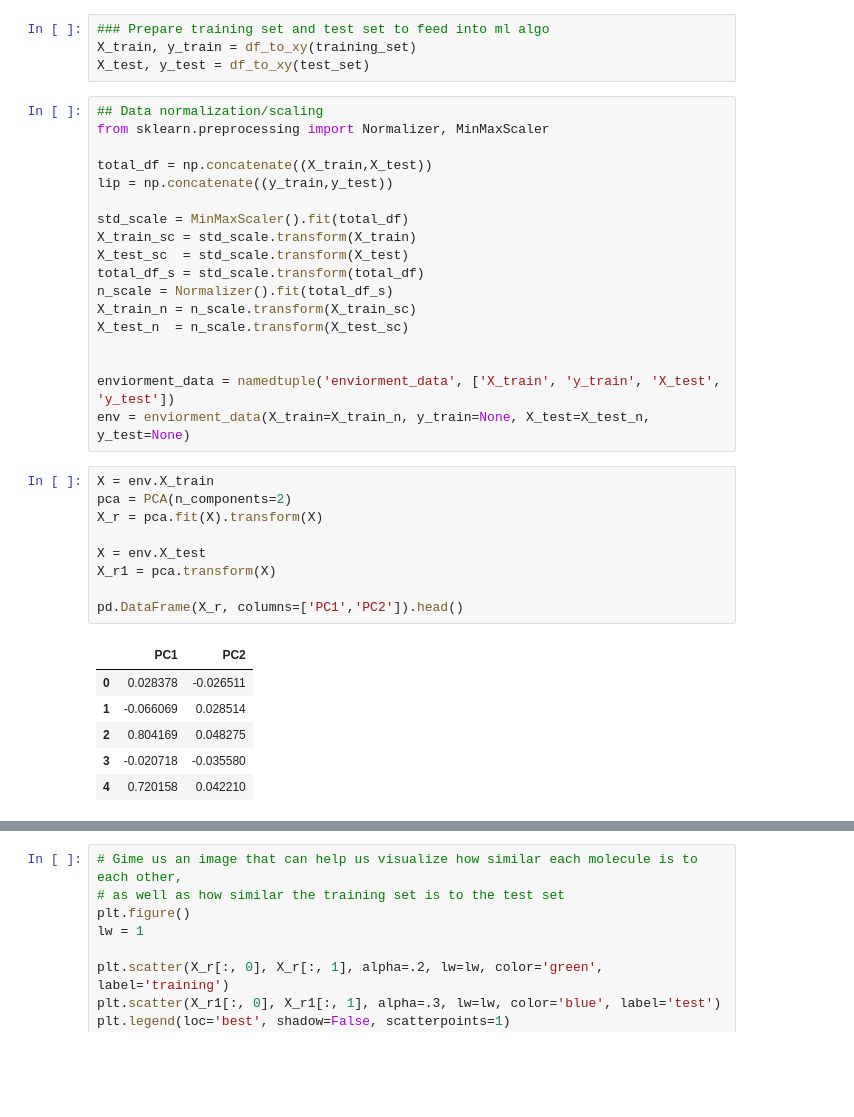
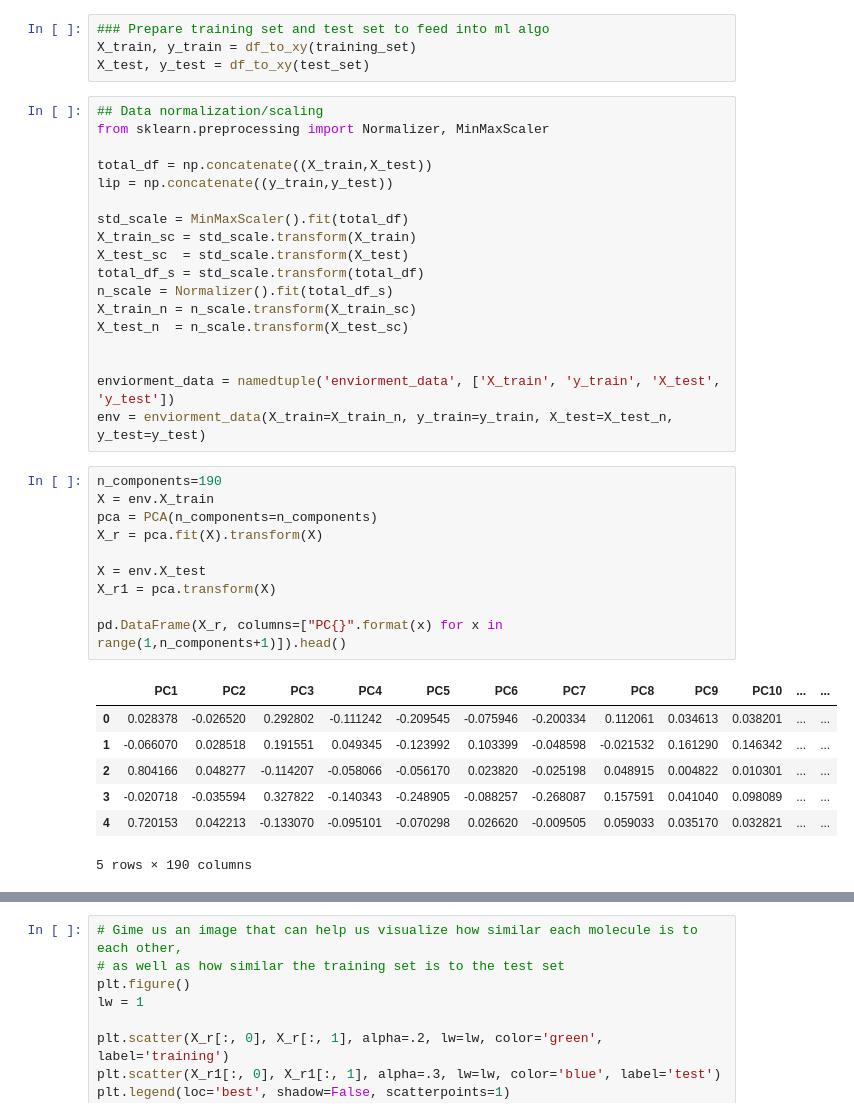
Before and after one commit to cfu288/ml-predict-lipohpillicity, a Jupyter notebook: 2_PCA.ipynb, the cells around one changed output, grey strips where cells are left out. Saved outputs shown, nothing was run; the diff lists cells and outputs as text; blank space fills up the shorter version.

```diff
--- a/2_PCA.ipynb
+++ b/2_PCA.ipynb
@@ -59,22 +53,24 @@ X_test_n  = n_scale.transform(X_test_sc)
 
 
 enviorment_data = namedtuple('enviorment_data', ['X_train', 'y_train', 'X_test', 'y_test'])
-env = enviorment_data(X_train=X_train_n, y_train=None, X_test=X_test_n, y_test=None)
+env = enviorment_data(X_train=X_train_n, y_train=y_train, X_test=X_test_n, y_test=y_test)
 # %%
+n_components=190
 X = env.X_train
-pca = PCA(n_components=2)
+pca = PCA(n_components=n_components)
 X_r = pca.fit(X).transform(X)
 
 X = env.X_test
 X_r1 = pca.transform(X)
 
-pd.DataFrame(X_r, columns=['PC1','PC2']).head()
+pd.DataFrame(X_r, columns=["PC{}".format(x) for x in range(1,n_components+1)]).head()
 # %% [output]
-|  | PC1 | PC2 |
-| 0 | 0.028378 | -0.026511 |
-| 1 | -0.066069 | 0.028514 |
-| 2 | 0.804169 | 0.048275 |
-| 3 | -0.020718 | -0.035580 |
-| 4 | 0.720158 | 0.042210 |
+|  | PC1 | PC2 | PC3 | PC4 | PC5 | PC6 | PC7 | PC8 | PC9 | PC10 | ... | ... |
+| 0 | 0.028378 | -0.026520 | 0.292802 | -0.111242 | -0.209545 | -0.075946 | -0.200334 | 0.112061 | 0.034613 | 0.038201 | ... | ... |
+| 1 | -0.066070 | 0.028518 | 0.191551 | 0.049345 | -0.123992 | 0.103399 | -0.048598 | -0.021532 | 0.161290 | 0.146342 | ... | ... |
+| 2 | 0.804166 | 0.048277 | -0.114207 | -0.058066 | -0.056170 | 0.023820 | -0.025198 | 0.048915 | 0.004822 | 0.010301 | ... | ... |
+| 3 | -0.020718 | -0.035594 | 0.327822 | -0.140343 | -0.248905 | -0.088257 | -0.268087 | 0.157591 | 0.041040 | 0.098089 | ... | ... |
+| 4 | 0.720153 | 0.042213 | -0.133070 | -0.095101 | -0.070298 | 0.026620 | -0.009505 | 0.059033 | 0.035170 | 0.032821 | ... | ... |
+5 rows × 190 columns
 # %%
 # Percentage of variance explained for each components
```
Also changed, not shown: parts of 8 cells of this notebook.
